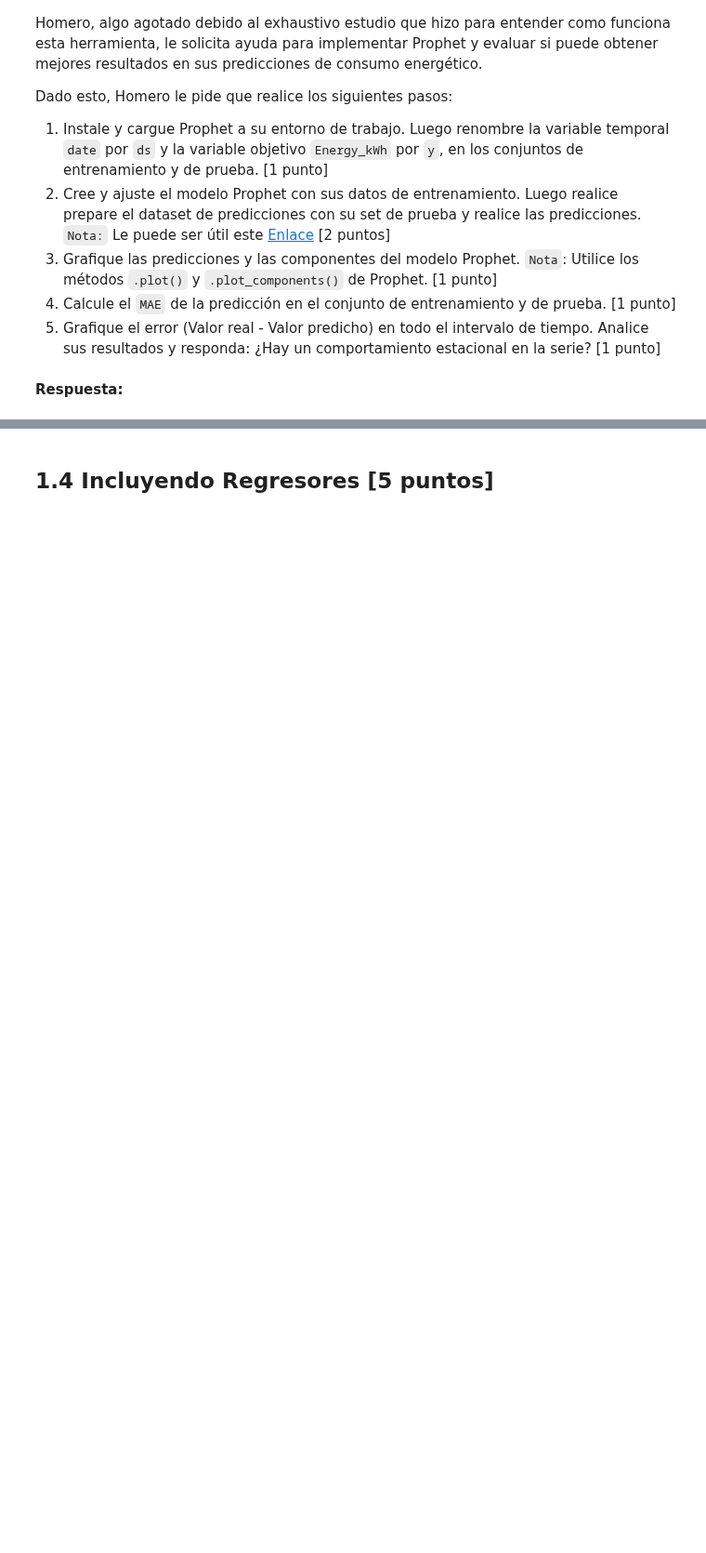
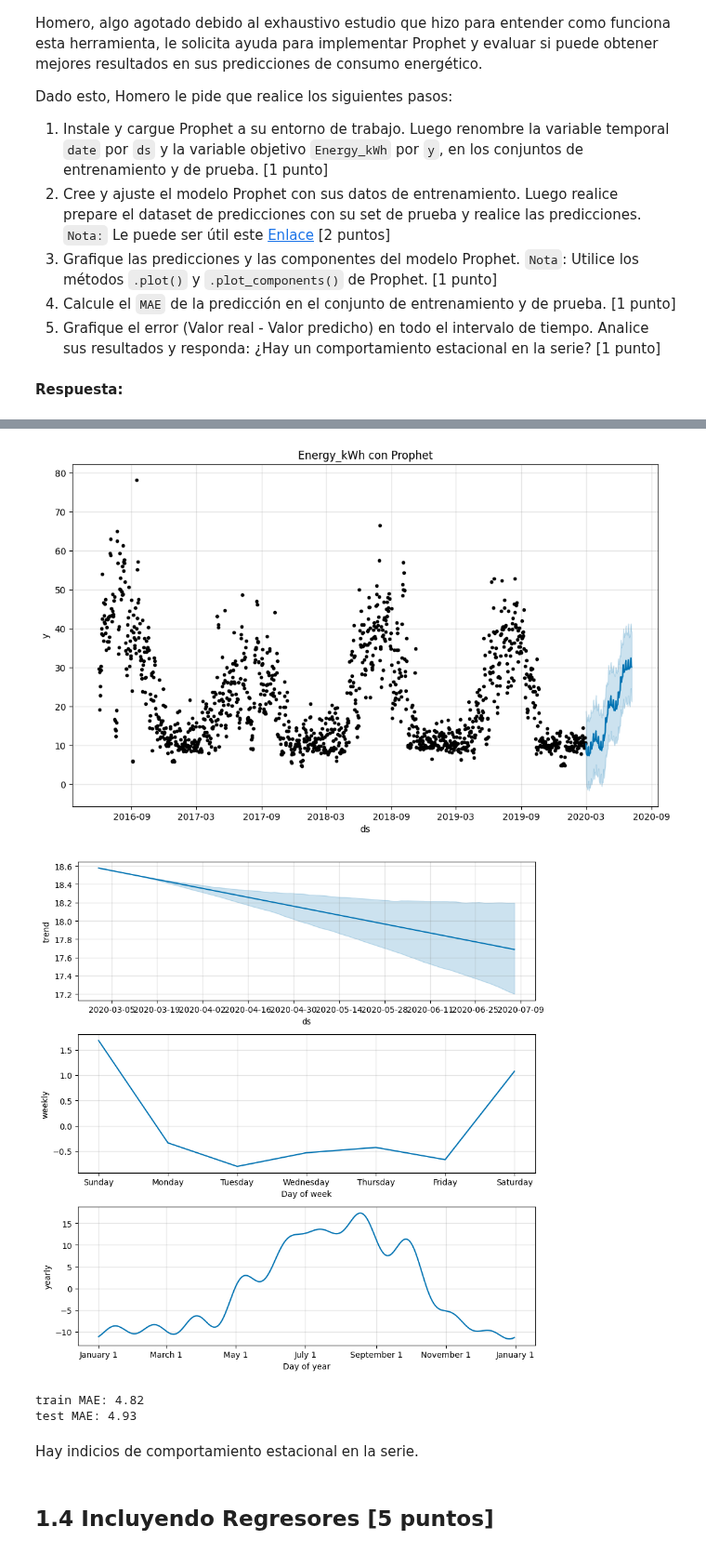
Before and after one commit to juansebm/MDS7202, a Jupyter notebook: Lab 10 - Forecasting y sistema de recomendación/Lab10_enunciado.ipynb, the cells around one changed output, grey strips where cells are left out. Shown at 93% size. Cells and saved outputs as stored; diff of their text form; code cells hidden in the pictures; blank space fills up the shorter version.

```diff
--- a/Lab 10 - Forecasting y sistema de recomendación/Lab10_enunciado.ipynb
+++ b/Lab 10 - Forecasting y sistema de recomendación/Lab10_enunciado.ipynb
@@ -341,0 +340,16 @@ from prophet.plot import plot_plotly, plot_components_plotly
+# %%
+# 1
+df_prophet = homero_df.rename(columns={"date": "ds", "Energy_kWh": "y"})
+
+# dividir
+train = df_prophet[df_prophet['ds'] <= '2020-02-29'].copy()
+test = df_prophet[df_prophet['ds'] >= '2020-03-01'].copy()
+# %%
+# 2
+modelo = Prophet()
+modelo.fit(train)
+
+future = test[['ds']].copy()
+
+forecast = modelo.predict(future)
+forecast
@@ -341,0 +372,25 @@ from prophet.plot import plot_plotly, plot_components_plotly
+# %%
+# 3
+modelo.plot(forecast)
+plt.title("Energy_kWh con Prophet")
+plt.show()
+
+modelo.plot_components(forecast)
+plt.show()
+# %% [output]
+[figure, added]
+[figure, added]
+# %%
+# 4
+y_pred_test = forecast['yhat'].values
+y_true_test = test['y'].values
+mae_test = mean_absolute_error(y_true_test, y_pred_test)
+
+forecast_train = modelo.predict(train[['ds']])
+mae_train = mean_absolute_error(train['y'], forecast_train['yhat'])
+
+print(f"train MAE: {mae_train:.2f}")
+print(f"test MAE: {mae_test:.2f}")
+# %% [output]
+train MAE: 4.82
+test MAE: 4.93
@@ -342,3 +410,5 @@ from prophet.plot import plot_plotly, plot_components_plotly
+# %% [markdown]
+Hay indicios de comportamiento estacional en la serie.
 # %% [markdown]
 ## 1.4 Incluyendo Regresores [5 puntos]
 # %% [markdown]
```
Also changed, not shown: parts of 3 cells of this notebook.
